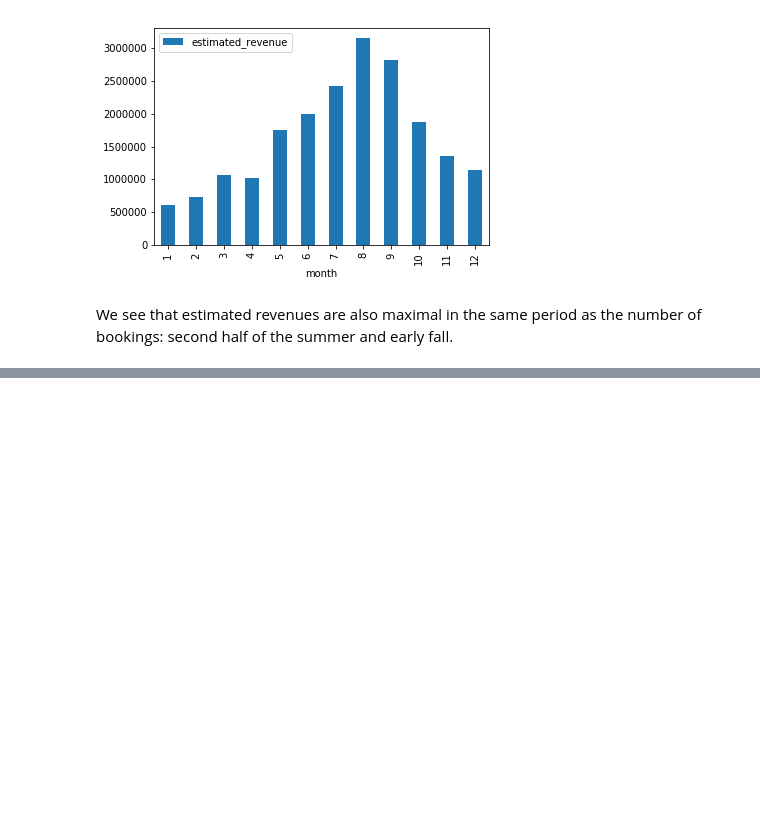
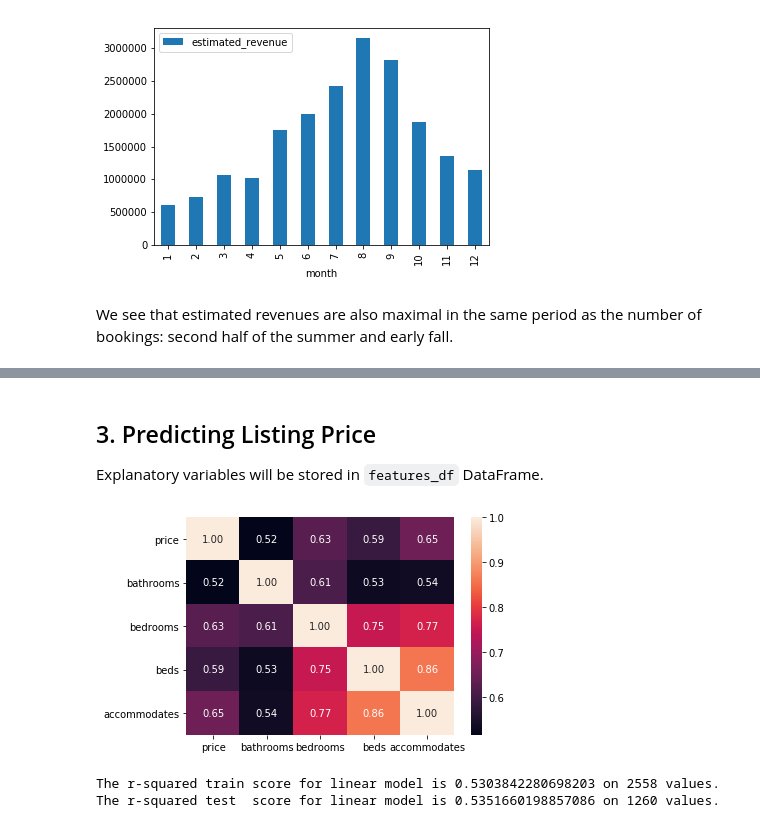
Before and after one commit to barkas62/data_scientist_project1, a Jupyter notebook: airbnb_data_analysis.ipynb, the cells around one changed output, grey strips where cells are left out. Drawn from its saved outputs; the diff is of its cells as text; code cells hidden in the pictures; blank space fills up the shorter version.

Commit message:
Linear regression price prediction

```diff
--- a/airbnb_data_analysis.ipynb
+++ b/airbnb_data_analysis.ipynb
@@ -429,0 +308,10 @@ listings_df[listings_df['id']==4291]
+# %% [markdown]
+## 3. Predicting Listing Price
+
+Explanatory variables will be stored in `features_df` DataFrame.
+# %%
+# Let's check covariation matrix for `price` and several "objective" numerical properties of a listing
+# ("objective" means it does not depends on somebody's evaluation, like number of bedrooms or bathrooms)
+sns.heatmap(listings_df[['price', 'bathrooms', 'bedrooms', 'beds','accommodates']].corr(), annot=True, fmt=".2f");
+# %% [output]
+[figure, added]
@@ -429,0 +339,27 @@ listings_df[listings_df['id']==4291]
+# %%
+# Building the linear regression model and estimating performance
+
+# Split into explanatory and response variables
+X = features_df
+y = listings_df['price']
+
+# Split into train and test
+X_train, X_test, y_train, y_test = train_test_split(X, y, test_size = .33, random_state=42)
+
+# Init the model
+lm_model = LinearRegression(normalize=True)
+# Fit using training data
+lm_model.fit(X_train, y_train)
+
+# Estimate preformance using Rsquared metrics
+y_train_preds = lm_model.predict(X_train)
+y_test_preds  = lm_model.predict(X_test)
+
+rsquared_score_train = r2_score(y_train, y_train_preds)
+rsquared_score_test  = r2_score(y_test, y_test_preds)
+
+print("The r-squared train score for linear model is {} on {} values.".format(rsquared_score_train, len(y_train) ))
+print("The r-squared test  score for linear model is {} on {} values.".format(rsquared_score, len(y_test)))
+# %% [output]
+The r-squared train score for linear model is 0.5303842280698203 on 2558 values.
+The r-squared test  score for linear model is 0.5351660198857086 on 1260 values.
```
Also changed, not shown: parts of 41 cells of this notebook.
